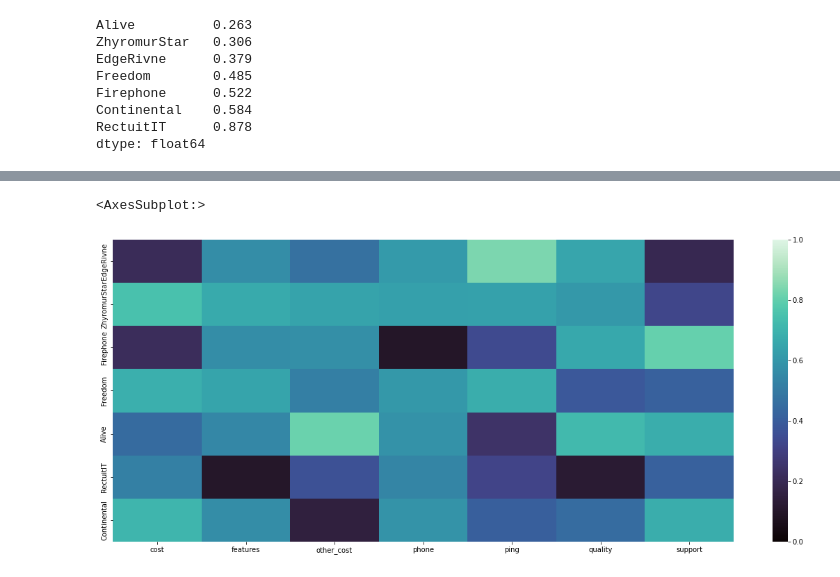
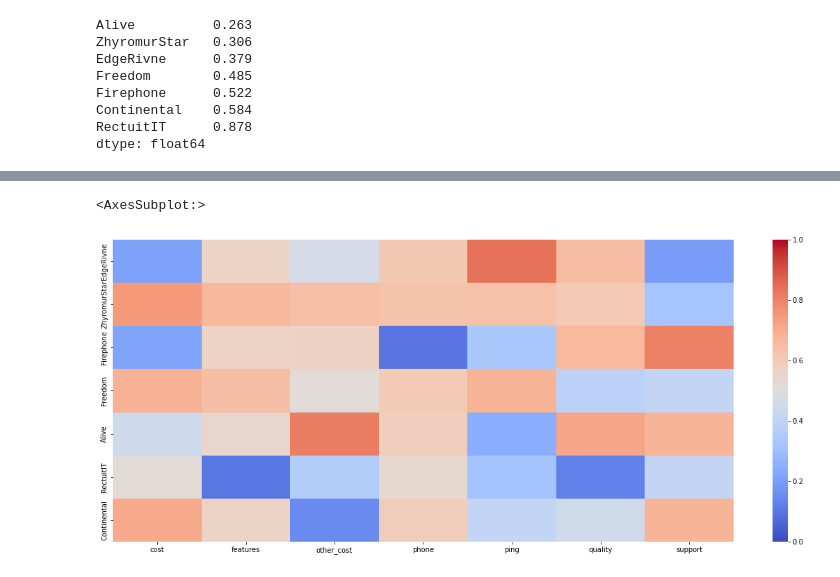
Before and after one commit to FreeLike76/KpiDataScience, a Jupyter notebook: Lab4/ds4_main.ipynb, the cells around one changed output, grey strips where cells are left out. Saved outputs shown, nothing was run; the diff lists cells and outputs as text; code cells hidden in the pictures.

Commit message:
feature weights fix

```diff
--- a/Lab4/ds4_main.ipynb
+++ b/Lab4/ds4_main.ipynb
@@ -170,9 +170,9 @@ df_description.loc["24h_support"]["func"] = "max"
 df_description.loc["24h_support"]["desc"] = "Does company provide 24h support"
 df_description.loc["24h_support"]["group"] = "support"
 
-df_description["weight"] = np.ones((df_description.shape[0])) / df_description.shape[0]
-
-
+# weights of feature = 1 / (# features in this group)
+df_description = pd.merge(df_description, 1 / df_description["group"].value_counts(), how="left", left_on="group", right_index=True)
+df_description.rename(columns={"group_x": "group", "group_y": "weight"}, inplace=True)
 df_description
 # %% [output]
 |  | func | desc | group | weight |
@@ -362,7 +362,7 @@ df
 | Continental | 0.584 | 40 | 101 | 133 | 700 | 500 | 60.267 | 70.463 | 40.371 | ... |
 | RectuitIT | 0.878 | 70 | 88 | 158 | 400 | 400 | 42.257 | 90.960 | 35.292 | ... |
 # %%
-sns.heatmap(df_norm_group_norm, vmin=0, vmax=1, cmap="mako")
+sns.heatmap(df_norm_group_norm, vmin=0, vmax=1, cmap="coolwarm")
 # %% [output]
 <AxesSubplot:>
-[figure, old version]
+[figure, new version]
```
Also changed, not shown: parts of 1 cell of this notebook.
